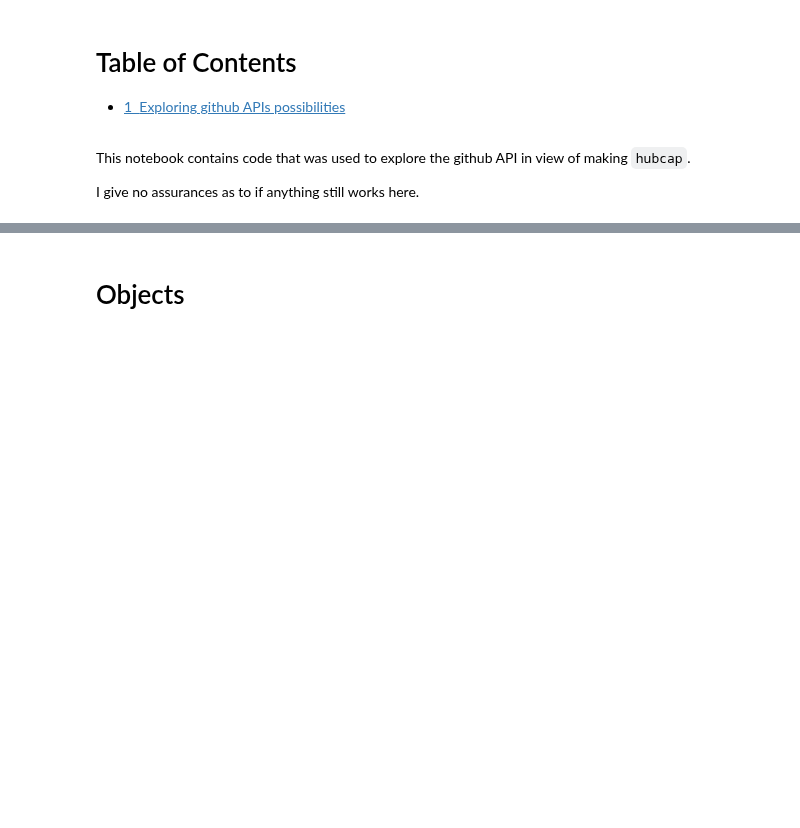
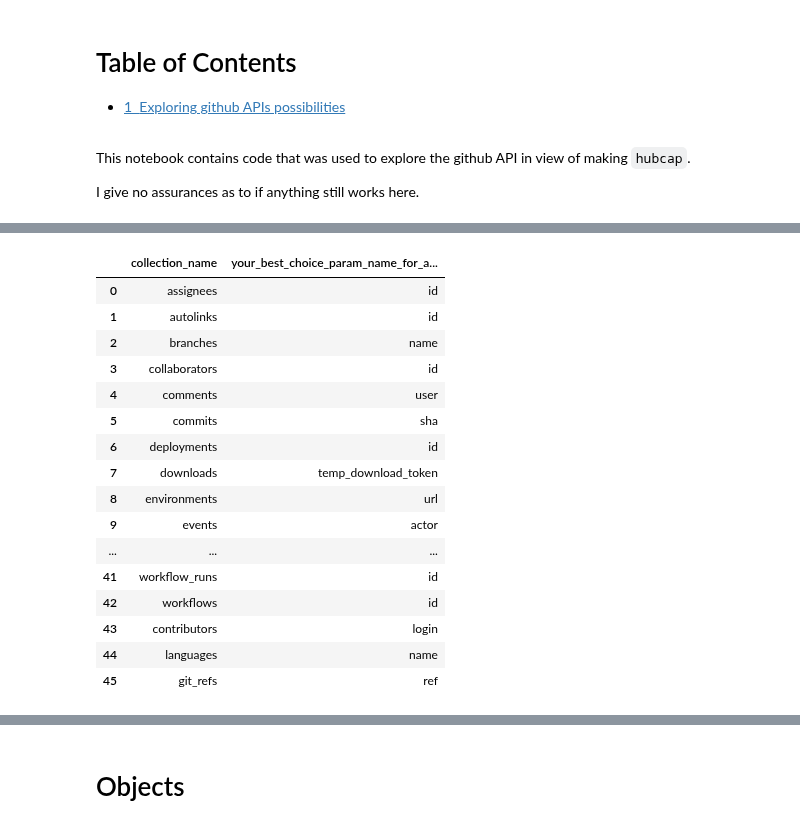
Before and after one commit to thorwhalen/hubcap, a Jupyter notebook: misc/Hubcap Construction Site.ipynb, the cells around one changed output, grey strips where cells are left out. Saved outputs shown, nothing was run; the diff lists cells and outputs as text; code cells hidden in the pictures; blank space fills up the shorter version.

```diff
--- a/misc/Hubcap Construction Site.ipynb
+++ b/misc/Hubcap Construction Site.ipynb
@@ -10,0 +430,10 @@ from guide import print_attrs_info
+# %%
+# It seems like the fields "number" (for issues), "id", and "name" are good candidates
+# for the unique key for the repo-level collections (issues, actions, etc.)
+# But though "number" means is a unique identifier for issues, it may not for other collections.
+
+for name in d['number'].dropna().index.values:
+    desc = collection_props.output_properties[name]['number'].get('description', '')
+    print(
+        f"{name} number description:\t{desc}"
+    )
@@ -10,0 +505,90 @@ from guide import print_attrs_info
+# %%
+prompt = """The text above has the format:
+
+COLLECTION_NAME:
+    PARAM_NAME: PARAM_INFO
+    PARAM_NAME: PARAM_INFO
+    ...
+
+For each collection, I need to find a param_name that can be used as a unique id for a set of items of the collection. Please give me a csv of the following format:
+
+collection_name, your_best_choice_param_name_for_a_unique_id
+"""
+
+# Note: I needed two more requests after that prompt.
+# One where I told chatGPT that it missed some collections, told it which, and asked for a new table.
+# A second where I disagreed with some matches, told it which, asked it to figure out "step by step" why that was,
+# and then make a new table.
+# The result is below
+
+response = """collection_name, your_best_choice_param_name_for_a_unique_id
+assignees, id
+autolinks, id
+branches, name
+collaborators, id
+comments, user
+commits, sha
+deployments, id
+downloads, temp_download_token
+environments, url
+events, actor
+forks, id
+hooks, id
+issues, number
+issues_comments, id
+issues_events, id
+labels, id
+milestones, id
+network_events, id
+notifications, repository
+pending_invitations, url
+projects, id
+pulls, id
+pulls_comments, id
+pulls_review_comments, id
+releases, tag_name
+repository_advisories, id
+secrets, name
+self_hosted_runners, id
+stargazers, user
+stargazers_with_dates, user
+stats_contributors, author
+subscribers, id
+tags, name
+teams, html_url
+top_paths, html_url
+top_referrers, url
+topics, name
+variables, id
+artifacts, id
+codescan_alerts, id
+watchers, user
+workflow_runs, id
+workflows, id
+contributors, login
+languages, name
+git_refs, ref
+"""
+
+import pandas as pd
+import io
+response_df = pd.read_csv(io.StringIO(response))
+response_df
+# %% [output]
+|  | collection_name | your_best_choice_param_name_for_a... |
+| 0 | assignees | id |
+| 1 | autolinks | id |
+| 2 | branches | name |
+| 3 | collaborators | id |
+| 4 | comments | user |
+| 5 | commits | sha |
+| 6 | deployments | id |
+| 7 | downloads | temp_download_token |
+| 8 | environments | url |
+| 9 | events | actor |
+| ... | ... | ... |
+| 41 | workflow_runs | id |
+| 42 | workflows | id |
+| 43 | contributors | login |
+| 44 | languages | name |
+| 45 | git_refs | ref |
```
Also changed, not shown: parts of 94 cells of this notebook, 7 other files.
